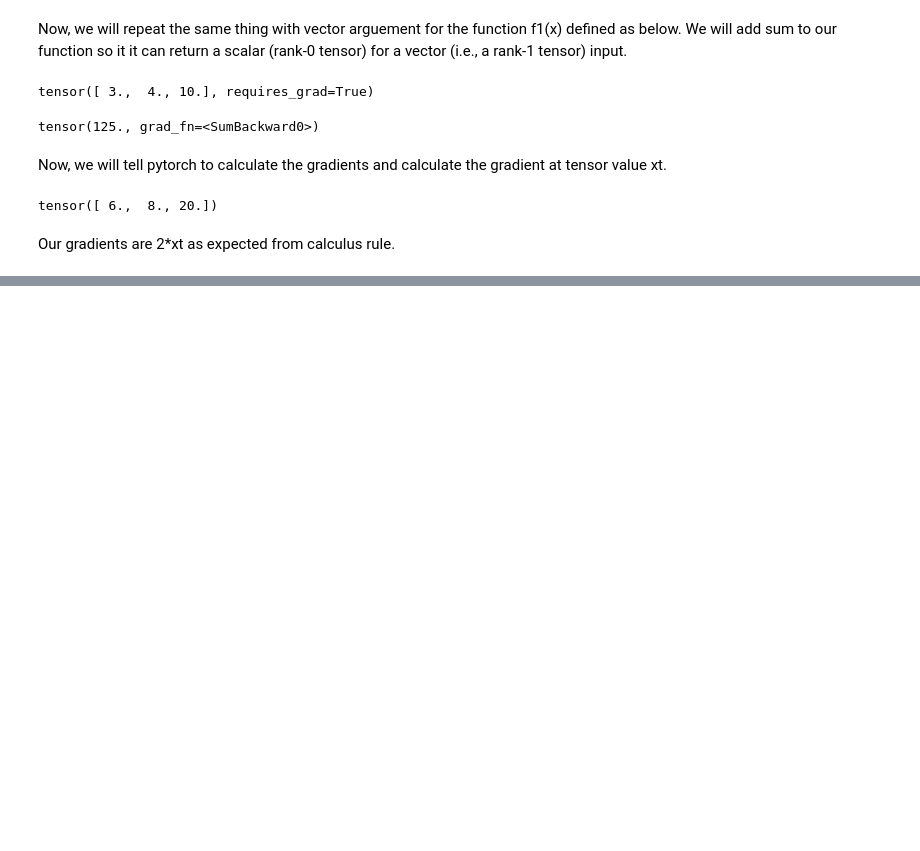
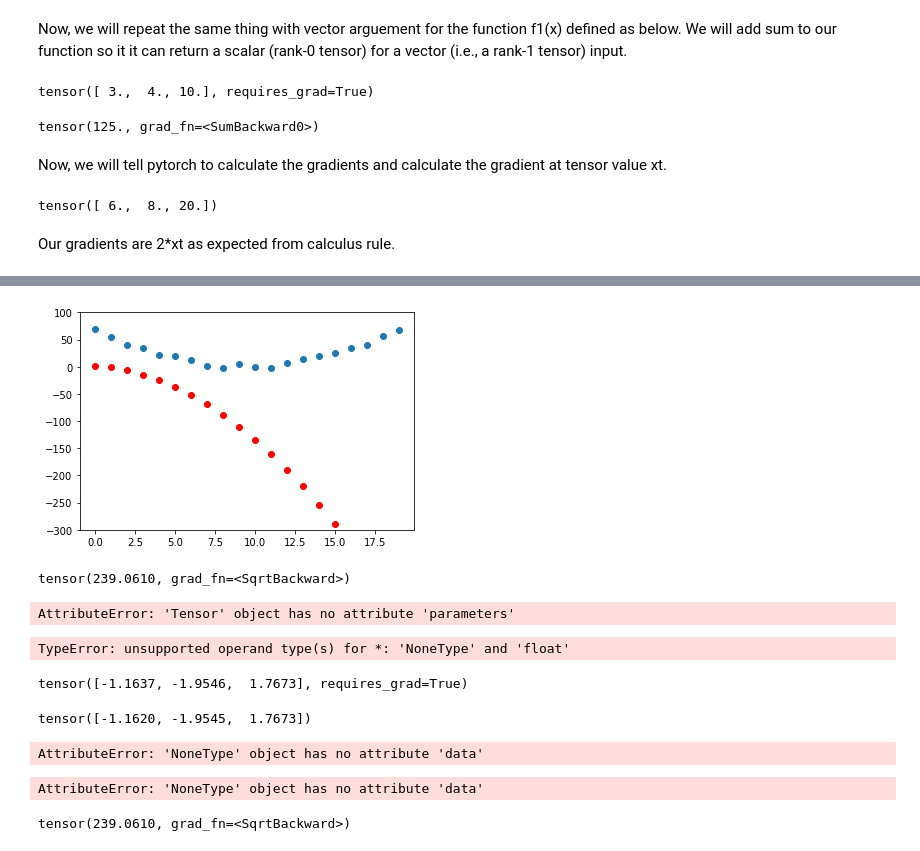
Before and after one commit to onkarmishra/pytorch-examples, a Jupyter notebook: autograd.ipynb, the cells around one changed output, grey strips where cells are left out. Drawn from its saved outputs; the diff is of its cells as text; code cells hidden in the pictures; blank space fills up the shorter version.

```diff
--- a/autograd.ipynb
+++ b/autograd.ipynb
@@ -196,0 +207,4 @@ Our gradients are 2*xt as expected from calculus rule.
+# %%
+def f(t, params):
+    a,b,c = params
+    return a*(t**2) + (b*t) + c
@@ -196,0 +213,2 @@ Our gradients are 2*xt as expected from calculus rule.
+# %%
+params = torch.randn(3).requires_grad_()
@@ -196,0 +221,21 @@ Our gradients are 2*xt as expected from calculus rule.
+# %%
+preds = f(time, params)
+# %%
+def show_preds(preds, ax=None):
+    if ax is None: ax=plt.subplots()[1]
+    ax.scatter(time, speed)
+    ax.scatter(time, preds.detach().numpy(), color='red')
+    ax.set_ylim(-300,100)
+# %%
+show_preds(preds)
+# %% [output]
+[figure, added]
+# %%
+loss = mse(preds, speed)
+loss
+# %% [output]
+tensor(239.0610, grad_fn=<SqrtBackward>)
+# %%
+params.parameters()
+# %% [output]
+AttributeError: 'Tensor' object has no attribute 'parameters'
@@ -196,0 +245,27 @@ Our gradients are 2*xt as expected from calculus rule.
+# %%
+params.grad * 1e-3
+# %% [output]
+TypeError: unsupported operand type(s) for *: 'NoneType' and 'float'
+# %%
+params
+# %% [output]
+tensor([-1.1637, -1.9546,  1.7673], requires_grad=True)
+# %%
+params.data
+# %% [output]
+tensor([-1.1620, -1.9545,  1.7673])
+# %%
+params.grad.data
+# %% [output]
+AttributeError: 'NoneType' object has no attribute 'data'
+# %%
+lr = 1e-3
+params.data -= lr * params.grad.data
+params.grad = None
+# %% [output]
+AttributeError: 'NoneType' object has no attribute 'data'
+# %%
+preds = f(time,params)
+mse(preds, speed)
+# %% [output]
+tensor(239.0610, grad_fn=<SqrtBackward>)
```
Also changed, not shown: parts of 11 cells of this notebook, 1 other file.
